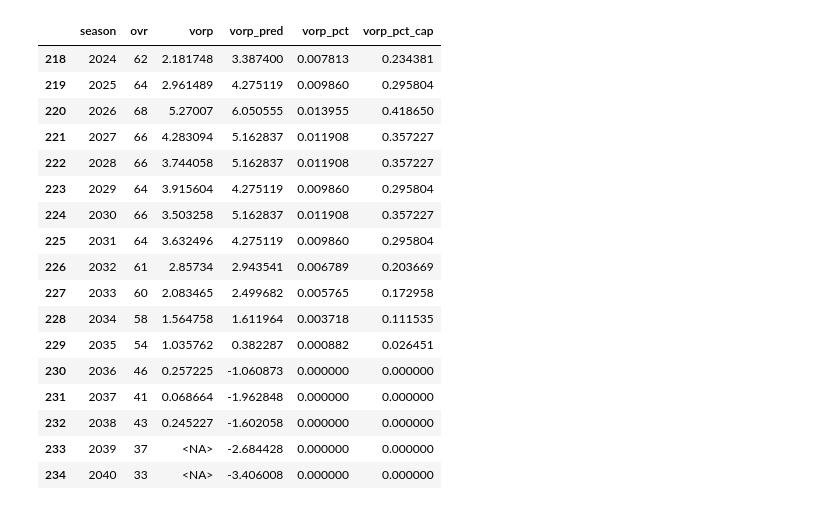
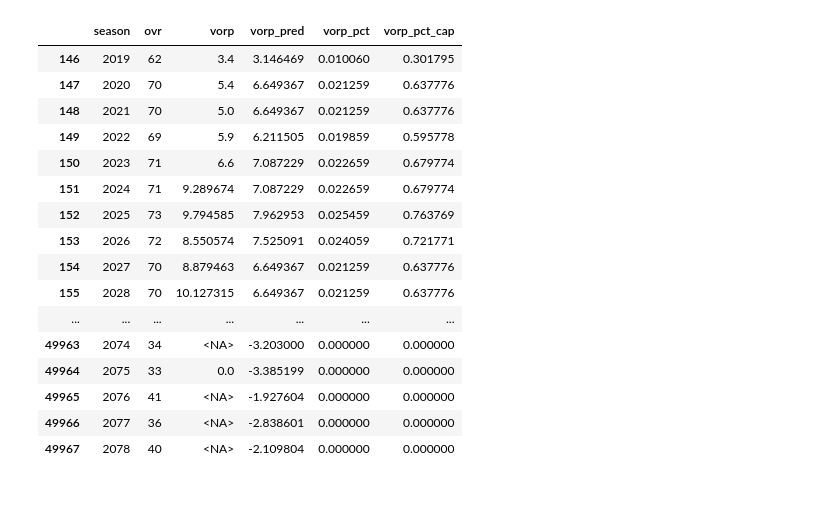
Before and after one commit to jrnastase410/streamlit-bbgm-basketball, a Jupyter notebook: notebooks/ovr_to_value.ipynb, the cells around one changed output. Cells and saved outputs as stored; diff of their text form; code cells hidden in the pictures.

Commit message:
make value relative to vorp instead of cvorp

```diff
--- a/notebooks/ovr_to_value.ipynb
+++ b/notebooks/ovr_to_value.ipynb
@@ -48,4 +46,4 @@ df[['']]
 # %%
 df['cvorp'] = df['vorp'].clip(0, )
-df['vorp_pct'] = df['vorp_pred'].clip(0, ) / df.groupby('season').cvorp.sum().mean()
+df['vorp_pct'] = df['vorp_pred'].clip(0, ) / df[df.season.between(2024,2220)].groupby('season').vorp.sum().mean()
 df['vorp_pct_cap'] = df['vorp_pct'] * 30
@@ -52,21 +55,20 @@ df['vorp_pct_cap'] = df['vorp_pct'] * 30
 # %%
-df[df.lastName == 'Wembanyama'][['season', 'ovr', 'vorp', 'vorp_pred', 'vorp_pct', 'vorp_pct_cap']]
+df[df.lastName == 'Doncic'][['season', 'ovr', 'vorp', 'vorp_pred', 'vorp_pct', 'vorp_pct_cap']]
 # %% [output]
 |  | season | ovr | vorp | vorp_pred | vorp_pct | vorp_pct_cap |
-| 218 | 2024 | 62 | 2.181748 | 3.387400 | 0.007813 | 0.234381 |
-| 219 | 2025 | 64 | 2.961489 | 4.275119 | 0.009860 | 0.295804 |
-| 220 | 2026 | 68 | 5.27007 | 6.050555 | 0.013955 | 0.418650 |
-| 221 | 2027 | 66 | 4.283094 | 5.162837 | 0.011908 | 0.357227 |
-| 222 | 2028 | 66 | 3.744058 | 5.162837 | 0.011908 | 0.357227 |
-| 223 | 2029 | 64 | 3.915604 | 4.275119 | 0.009860 | 0.295804 |
-| 224 | 2030 | 66 | 3.503258 | 5.162837 | 0.011908 | 0.357227 |
-| 225 | 2031 | 64 | 3.632496 | 4.275119 | 0.009860 | 0.295804 |
-| 226 | 2032 | 61 | 2.85734 | 2.943541 | 0.006789 | 0.203669 |
-| 227 | 2033 | 60 | 2.083465 | 2.499682 | 0.005765 | 0.172958 |
-| 228 | 2034 | 58 | 1.564758 | 1.611964 | 0.003718 | 0.111535 |
-| 229 | 2035 | 54 | 1.035762 | 0.382287 | 0.000882 | 0.026451 |
-| 230 | 2036 | 46 | 0.257225 | -1.060873 | 0.000000 | 0.000000 |
-| 231 | 2037 | 41 | 0.068664 | -1.962848 | 0.000000 | 0.000000 |
-| 232 | 2038 | 43 | 0.245227 | -1.602058 | 0.000000 | 0.000000 |
-| 233 | 2039 | 37 | <NA> | -2.684428 | 0.000000 | 0.000000 |
-| 234 | 2040 | 33 | <NA> | -3.406008 | 0.000000 | 0.000000 |
+| 146 | 2019 | 62 | 3.4 | 3.146469 | 0.010060 | 0.301795 |
+| 147 | 2020 | 70 | 5.4 | 6.649367 | 0.021259 | 0.637776 |
+| 148 | 2021 | 70 | 5.0 | 6.649367 | 0.021259 | 0.637776 |
+| 149 | 2022 | 69 | 5.9 | 6.211505 | 0.019859 | 0.595778 |
+| 150 | 2023 | 71 | 6.6 | 7.087229 | 0.022659 | 0.679774 |
+| 151 | 2024 | 71 | 9.289674 | 7.087229 | 0.022659 | 0.679774 |
+| 152 | 2025 | 73 | 9.794585 | 7.962953 | 0.025459 | 0.763769 |
+| 153 | 2026 | 72 | 8.550574 | 7.525091 | 0.024059 | 0.721771 |
+| 154 | 2027 | 70 | 8.879463 | 6.649367 | 0.021259 | 0.637776 |
+| 155 | 2028 | 70 | 10.127315 | 6.649367 | 0.021259 | 0.637776 |
+| ... | ... | ... | ... | ... | ... | ... |
+| 49963 | 2074 | 34 | <NA> | -3.203000 | 0.000000 | 0.000000 |
+| 49964 | 2075 | 33 | 0.0 | -3.385199 | 0.000000 | 0.000000 |
+| 49965 | 2076 | 41 | <NA> | -1.927604 | 0.000000 | 0.000000 |
+| 49966 | 2077 | 36 | <NA> | -2.838601 | 0.000000 | 0.000000 |
+| 49967 | 2078 | 40 | <NA> | -2.109804 | 0.000000 | 0.000000 |
```
Also changed, not shown: parts of 2 cells of this notebook, 2 other files.
